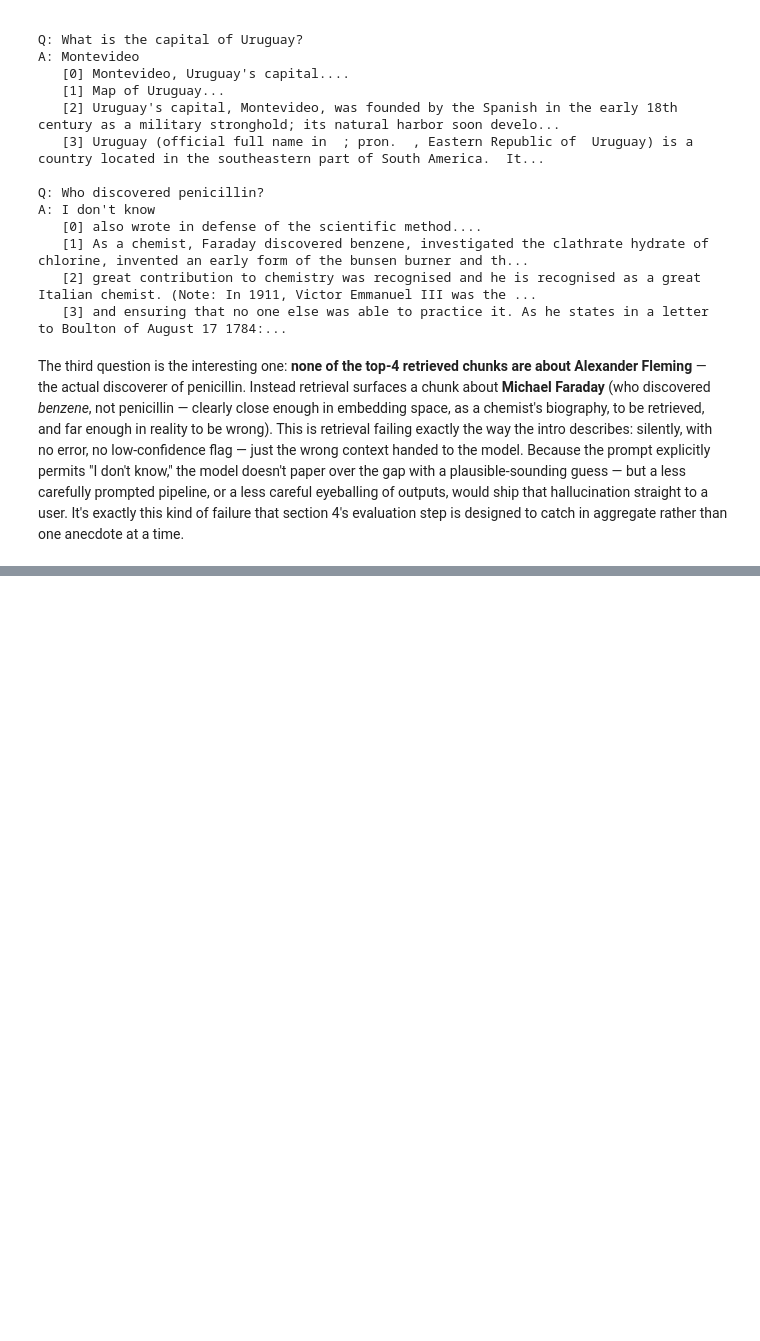
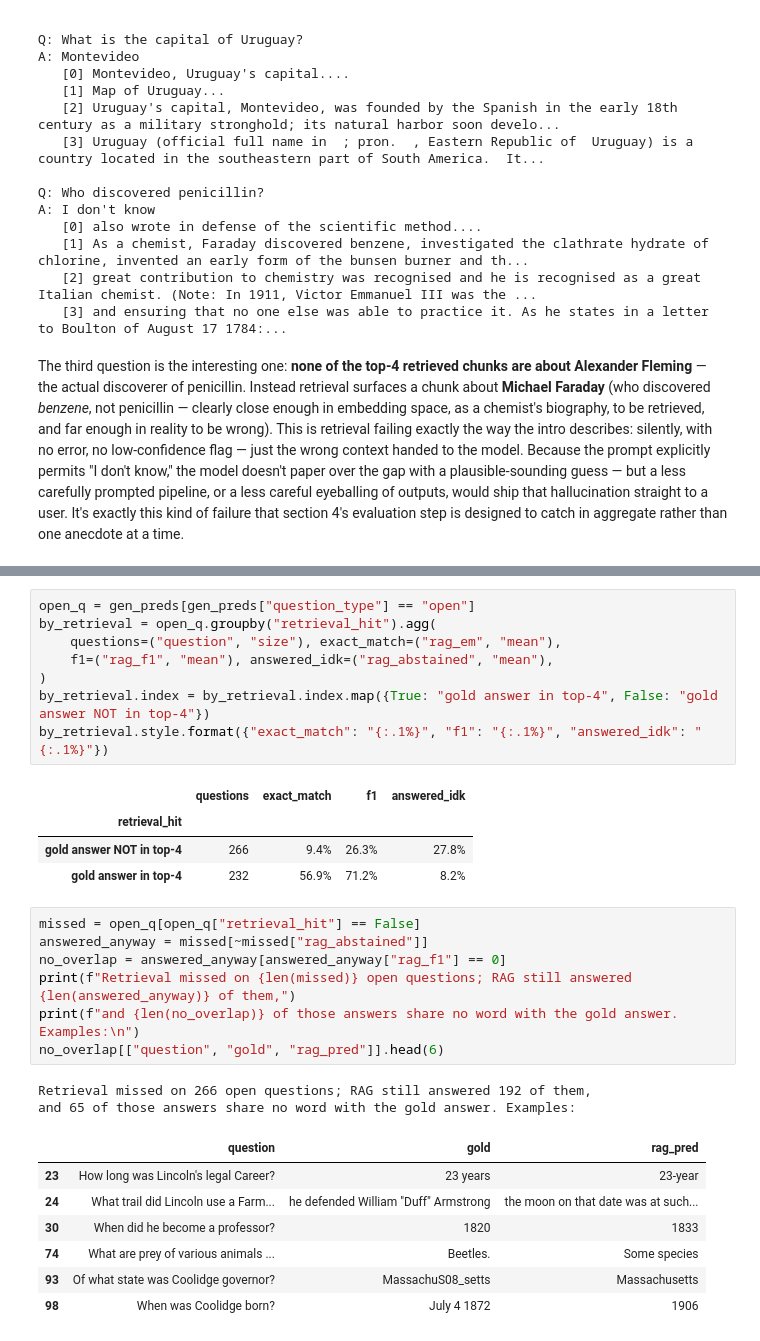
Before and after one commit to SarankanSivananthan/rag-wikipedia, a Jupyter notebook: notebooks/analysis.ipynb, the cells around one changed output, grey strips where cells are left out. Cells and saved outputs as stored; diff of their text form; blank space fills up the shorter version.

```diff
--- a/notebooks/analysis.ipynb
+++ b/notebooks/analysis.ipynb
@@ -278,0 +331,30 @@ than one anecdote at a time.
+# %%
+open_q = gen_preds[gen_preds["question_type"] == "open"]
+by_retrieval = open_q.groupby("retrieval_hit").agg(
+    questions=("question", "size"), exact_match=("rag_em", "mean"),
+    f1=("rag_f1", "mean"), answered_idk=("rag_abstained", "mean"),
+)
+by_retrieval.index = by_retrieval.index.map({True: "gold answer in top-4", False: "gold answer NOT in top-4"})
+by_retrieval.style.format({"exact_match": "{:.1%}", "f1": "{:.1%}", "answered_idk": "{:.1%}"})
+# %% [output]
+|  | questions | exact_match | f1 | answered_idk |
+| retrieval_hit |  |  |  |  |
+| gold answer NOT in top-4 | 266 | 9.4% | 26.3% | 27.8% |
+| gold answer in top-4 | 232 | 56.9% | 71.2% | 8.2% |
+# %%
+missed = open_q[open_q["retrieval_hit"] == False]
+answered_anyway = missed[~missed["rag_abstained"]]
+no_overlap = answered_anyway[answered_anyway["rag_f1"] == 0]
+print(f"Retrieval missed on {len(missed)} open questions; RAG still answered {len(answered_anyway)} of them,")
+print(f"and {len(no_overlap)} of those answers share no word with the gold answer. Examples:\n")
+no_overlap[["question", "gold", "rag_pred"]].head(6)
+# %% [output]
+Retrieval missed on 266 open questions; RAG still answered 192 of them,
+and 65 of those answers share no word with the gold answer. Examples:
+|  | question | gold | rag_pred |
+| 23 | How long was Lincoln's legal Career? | 23 years | 23-year |
+| 24 | What trail did Lincoln use a Farm... | he defended William "Duff" Armstrong | the moon on that date was at such... |
+| 30 | When did he become a professor? | 1820 | 1833 |
+| 74 | What are prey of various animals ... | Beetles. | Some species |
+| 93 | Of what state was Coolidge governor? | MassachuS08_setts | Massachusetts |
+| 98 | When was Coolidge born? | July 4 1872 | 1906 |
```
Also changed, not shown: parts of 10 cells of this notebook, 5 other files.
